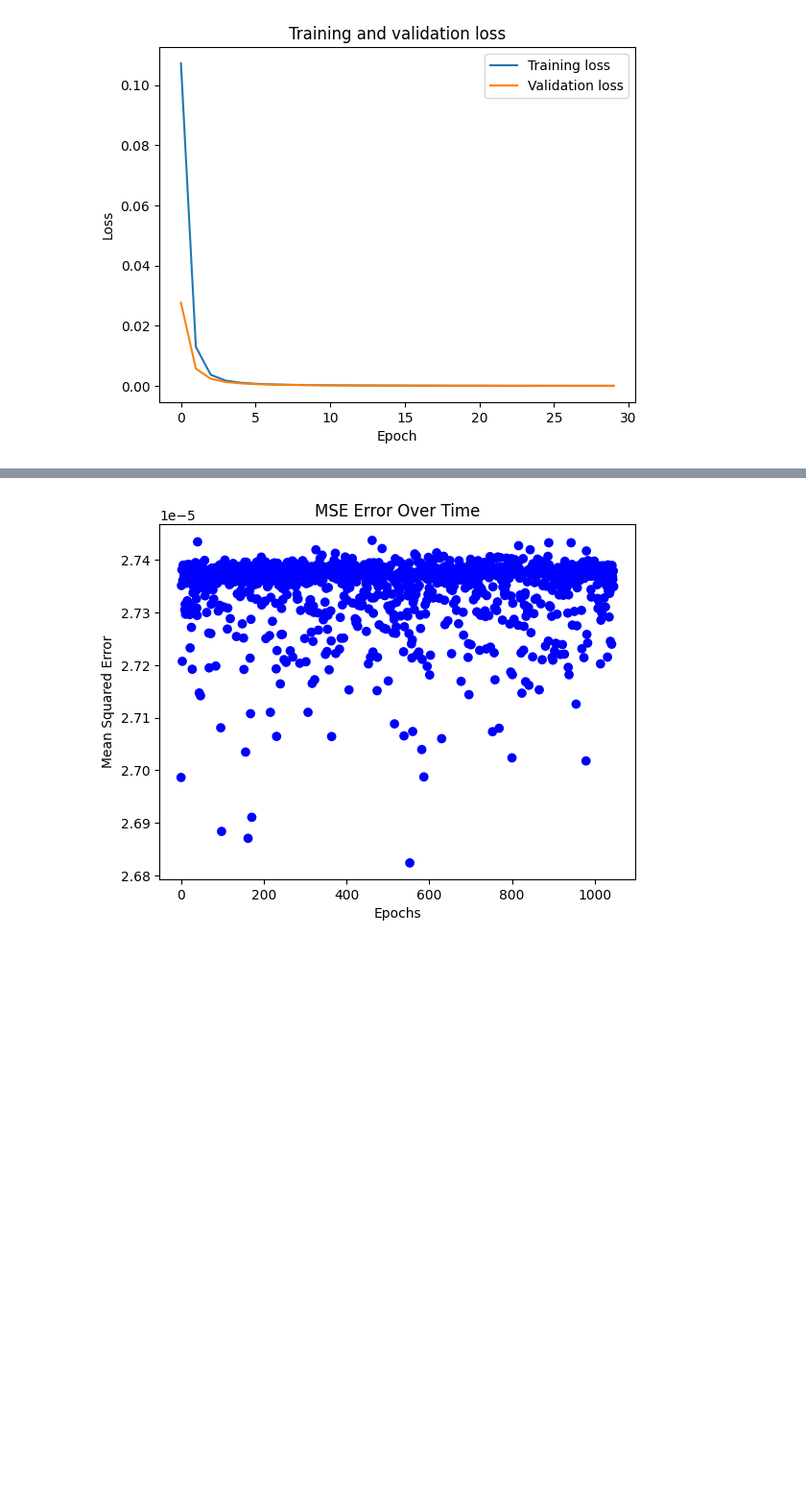
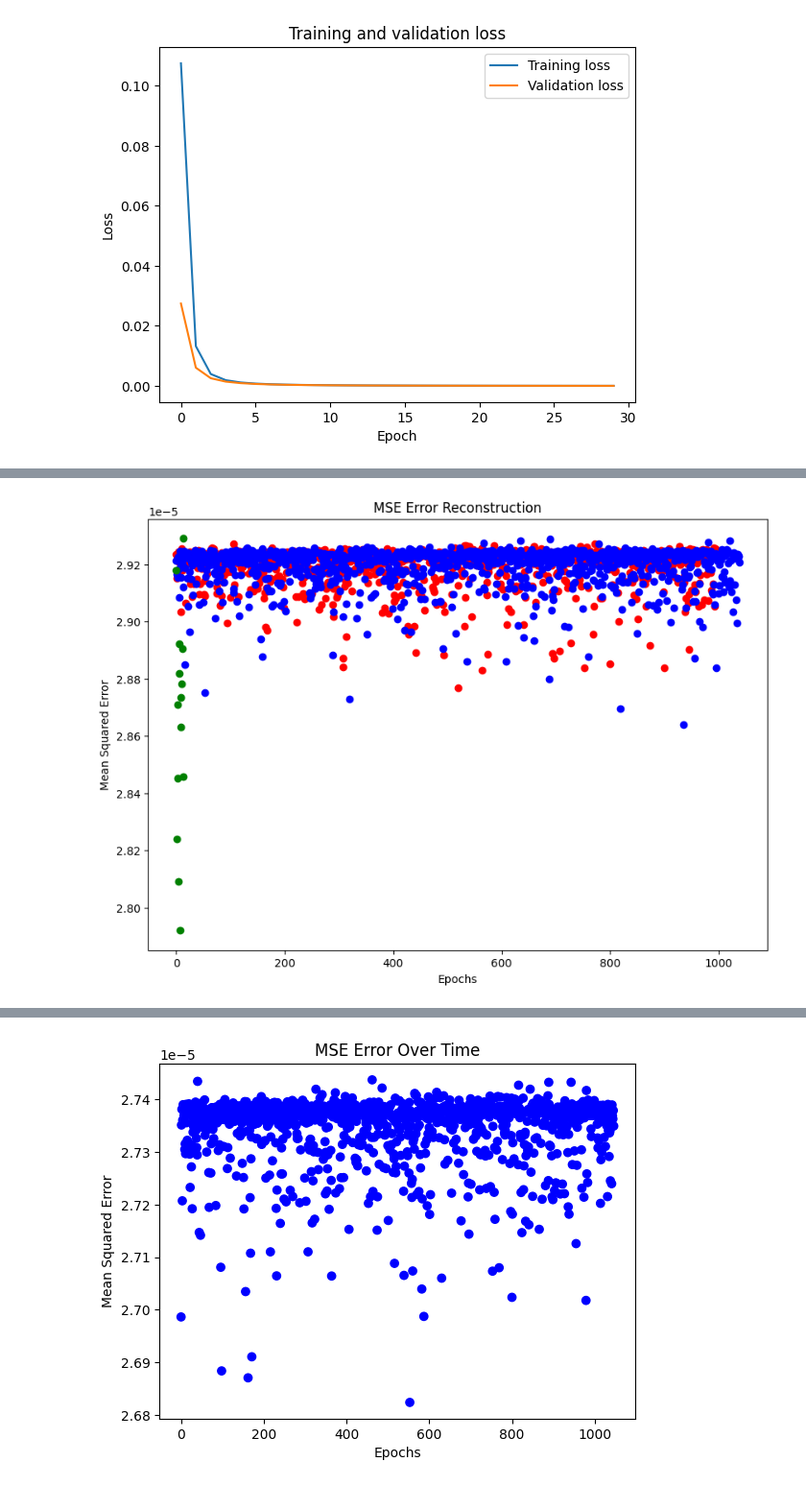
Before and after one commit to dhebel/babycal, a Jupyter notebook: src/main.ipynb, the cells around one changed output, grey strips where cells are left out. Shown at 96% size. Cells and saved outputs as stored; diff of their text form; code cells hidden in the pictures; blank space fills up the shorter version.

```diff
--- a/src/main.ipynb
+++ b/src/main.ipynb
@@ -258,6 +264,8 @@ X_01 = np.load('matrices/X_01.npy')
 y_01 = np.load('matrices/y_01.npy')
 X_03 = np.load('matrices/X_03.npy')
 y_03 = np.load('matrices/y_03.npy')
+nX = np.load('matrices/nX.npy')
+ny = np.load('matrices/ny.npy')
 # %% [markdown]
 ## Reviewing Shapes
 # %%
@@ -1008,8 +1057,10 @@ The training dataset has 3190 records for the majority class and 159 records for
 # The decoder consists of 3 layers with 8, 16, and 32 neurons, respectively. Opposite the encoder, the decoder requires the number of neurons to increase with the layers. The output layer in the decoder has the same size as the input layer.
 
 # Keep only the normal data for the training dataset
-X_train_normal = X_train[np.where(y_train == 0)]
-MATRIX_SHAPE = X_train_normal.shape[1:]
+#X_train_normal = X_train[np.where(y_train == 0)]
+
+print(X_train.shape)
+MATRIX_SHAPE = X_train.shape[1:]
 print(MATRIX_SHAPE)
 
 # Input layer: the input are images with two channels (side 1 and side 2), each image has a 7x5 resolution (7,5,2)
@@ -1041,7 +1092,7 @@ autoencoder.summary()
 
 # Fit the autoencoder
 start = time.time()
-history = autoencoder.fit(X_train_normal, X_train_normal,
+history = autoencoder.fit(X_train, X_train,
           epochs=30,
           validation_data=(X_val, X_val),
           shuffle=True)
@@ -1124,0 +1134,33 @@ ValueError: x and y must be the same size
+# %%
+# Plot the difference between the input and the reconstructed output, we want to make sure that data is not separable so we feed the antimuon data to the autoencoder.
+# We expect the reconstructed output caused by antimuon data to be non differentiable from the input.
+
+# Train test split for antimuon data
+aX_train, aX_test, ay_train, ay_test = train_test_split(antimuons, antimuon_labels, test_size=0.2)
+aX_train, aX_val, ay_train, ay_val = train_test_split(aX_train, ay_train, test_size=0.2)
+
+# Train test split for neutron data
+#nX_train, nX_test, ny_train, ny_test = train_test_split(neutrons, neutron_labels, test_size=0.2)
+#nX_train, nX_val, ny_train, ny_val = train_test_split(nX_train, ny_train, test_size=0.2)
+
+X_test_pred = autoencoder.predict(X_test)
+aX_test_pred = autoencoder.predict(aX_test)
+nX_test_pred = autoencoder.predict(nX)
+
+X_test_pred_mse_loss = tf.keras.losses.mse(X_test_pred, X_test)
+aX_test_pred_mse_loss = tf.keras.losses.mse(aX_test_pred, aX_test)
+nX_test_pred_mse_loss = tf.keras.losses.mse(nX_test_pred, nX)
+
+X_test_pred_mse_loss = np.mean(X_test_pred_mse_loss, axis=(1,2))
+aX_test_pred_mse_loss = np.mean(aX_test_pred_mse_loss, axis=(1,2))
+nX_test_pred_mse_loss = np.mean(nX_test_pred_mse_loss, axis=(1,2))
+
+plt.figure(figsize=(10, 7))
+plt.scatter(range(len(X_test_pred_mse_loss)), X_test_pred_mse_loss, color='red', label='Reconstruction loss muons')
+plt.scatter(range(len(aX_test_pred_mse_loss)), aX_test_pred_mse_loss, color='blue', label='Reconstruction loss antimuons')
+plt.scatter(range(len(nX_test_pred_mse_loss)), nX_test_pred_mse_loss, color='green', label='Reconstruction loss neutrons')
+plt.xlabel('Epochs')
+plt.ylabel('Mean Squared Error')
+plt.title('MSE Error Reconstruction')
+plt.show()
+# %% [output]
@@ -1124,0 +1170 @@ ValueError: x and y must be the same size
+[figure, added]
```
Also changed, not shown: parts of 16 cells of this notebook, 2 other files.
